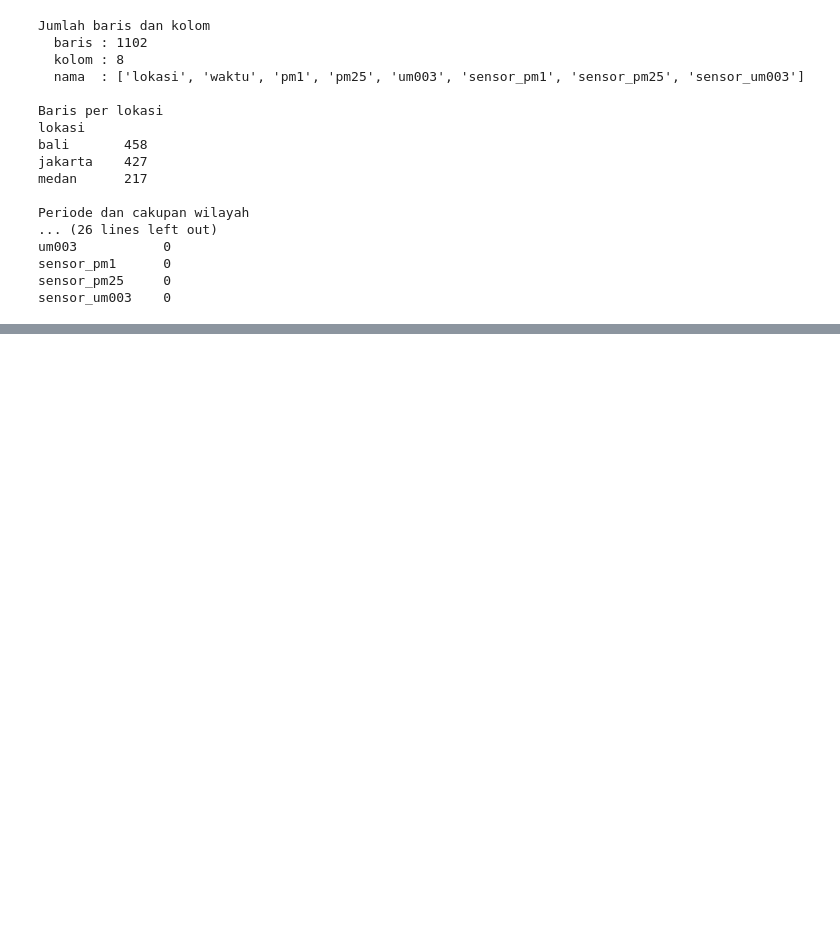
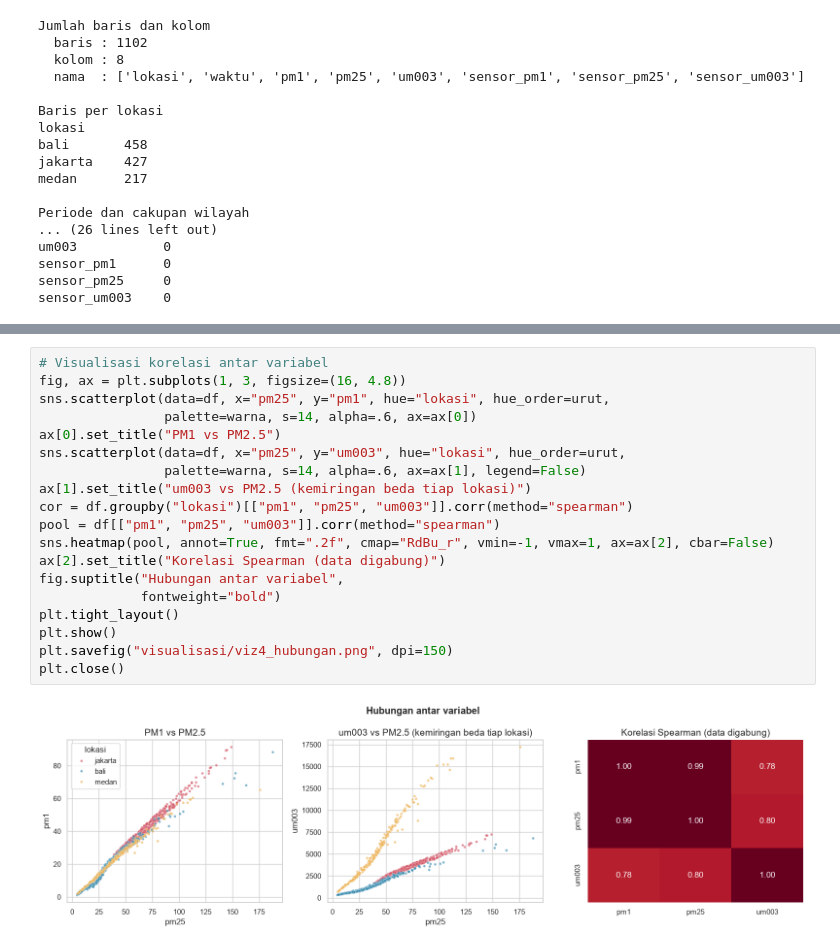
Before and after one commit to hawaricracker/Tugas-BigData, a Jupyter notebook: tubes.ipynb, the cells around one changed output, grey strips where cells are left out. Drawn from its saved outputs; the diff is of its cells as text; blank space fills up the shorter version.

```diff
--- a/tubes.ipynb
+++ b/tubes.ipynb
@@ -205,0 +278,21 @@ sensor_um003    0
+# %%
+# Visualisasi korelasi antar variabel
+fig, ax = plt.subplots(1, 3, figsize=(16, 4.8))
+sns.scatterplot(data=df, x="pm25", y="pm1", hue="lokasi", hue_order=urut,
+                palette=warna, s=14, alpha=.6, ax=ax[0])
+ax[0].set_title("PM1 vs PM2.5")
+sns.scatterplot(data=df, x="pm25", y="um003", hue="lokasi", hue_order=urut,
+                palette=warna, s=14, alpha=.6, ax=ax[1], legend=False)
+ax[1].set_title("um003 vs PM2.5 (kemiringan beda tiap lokasi)")
+cor = df.groupby("lokasi")[["pm1", "pm25", "um003"]].corr(method="spearman")
+pool = df[["pm1", "pm25", "um003"]].corr(method="spearman")
+sns.heatmap(pool, annot=True, fmt=".2f", cmap="RdBu_r", vmin=-1, vmax=1, ax=ax[2], cbar=False)
+ax[2].set_title("Korelasi Spearman (data digabung)")
+fig.suptitle("Hubungan antar variabel",
+             fontweight="bold")
+plt.tight_layout()
+plt.show()
+plt.savefig("visualisasi/viz4_hubungan.png", dpi=150)
+plt.close()
+# %% [output]
+[figure, added]
```
Also changed, not shown: parts of 6 cells of this notebook, 5 other files.
